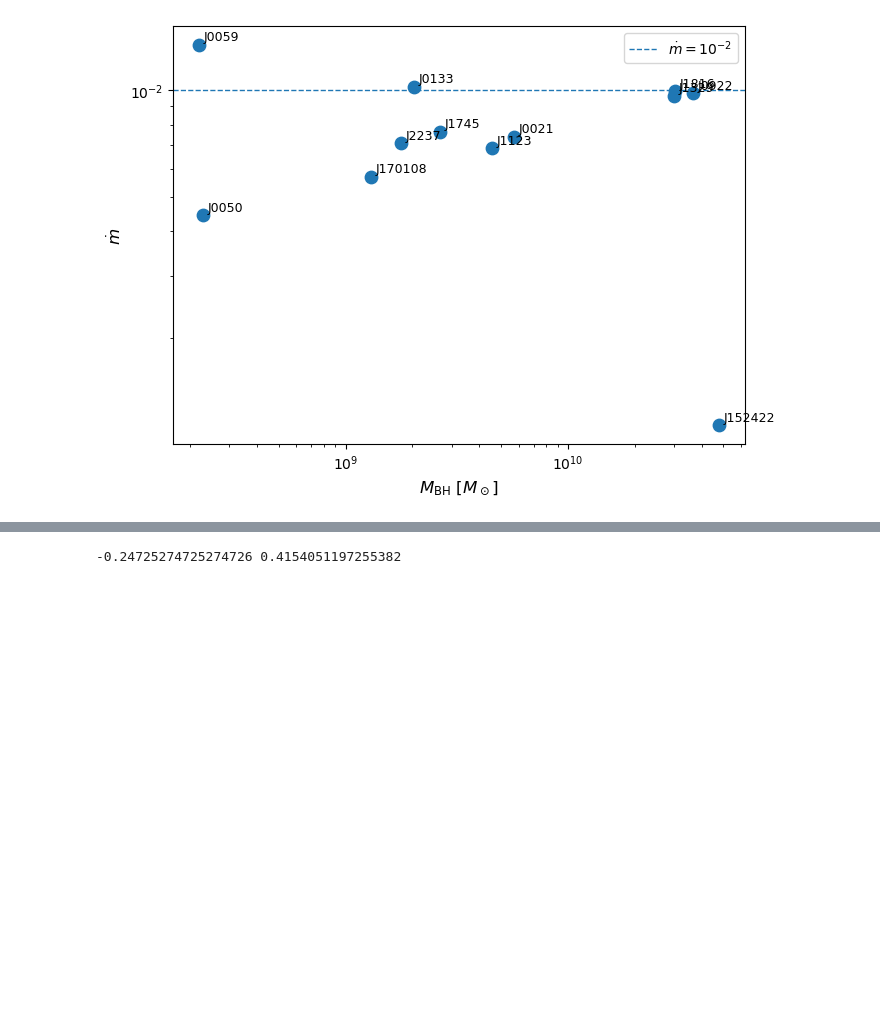
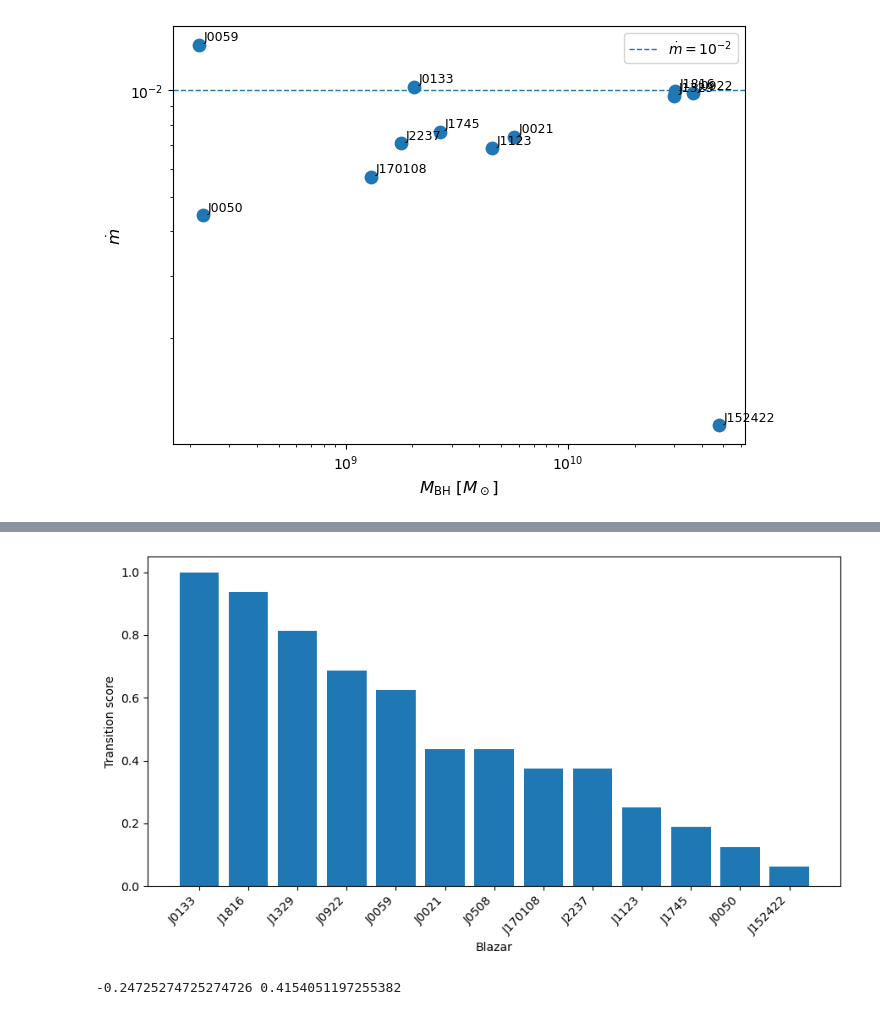
Before and after one commit to maddaba/Programmi_per_tesi, a Jupyter notebook: tabelle_finali.ipynb, the cells around one changed output, grey strips where cells are left out. Cells and saved outputs as stored; diff of their text form; code cells hidden in the pictures; blank space fills up the shorter version.

```diff
--- a/tabelle_finali.ipynb
+++ b/tabelle_finali.ipynb
@@ -68,3 +174,24 @@ plt.show()
+# %%
+df_score = df_plot.copy()
+
+df_score["transition_score"] = 1 - 2*np.abs(df_score["f_ADAF"] - 0.5)
+
+df_score = df_score.sort_values("transition_score", ascending=False)
+
+plt.figure(figsize=(9,5))
+
+plt.bar(
+    df_score["label"],
+    df_score["transition_score"]
+)
+
+plt.ylabel("Transition score")
+plt.xlabel("Blazar")
+plt.xticks(rotation=45, ha="right")
+plt.tight_layout()
+plt.show()
+# %% [output]
+[figure, added]
 # %%
 from scipy.stats import spearmanr
 
```
Also changed, not shown: parts of 1 cell of this notebook, 4 other files.
